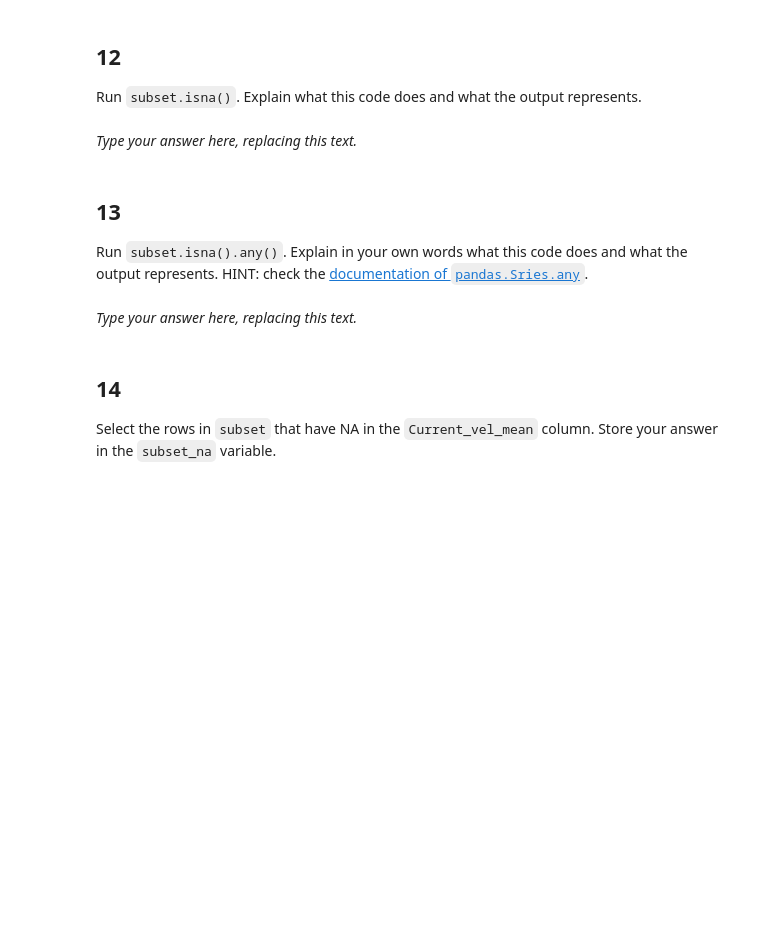
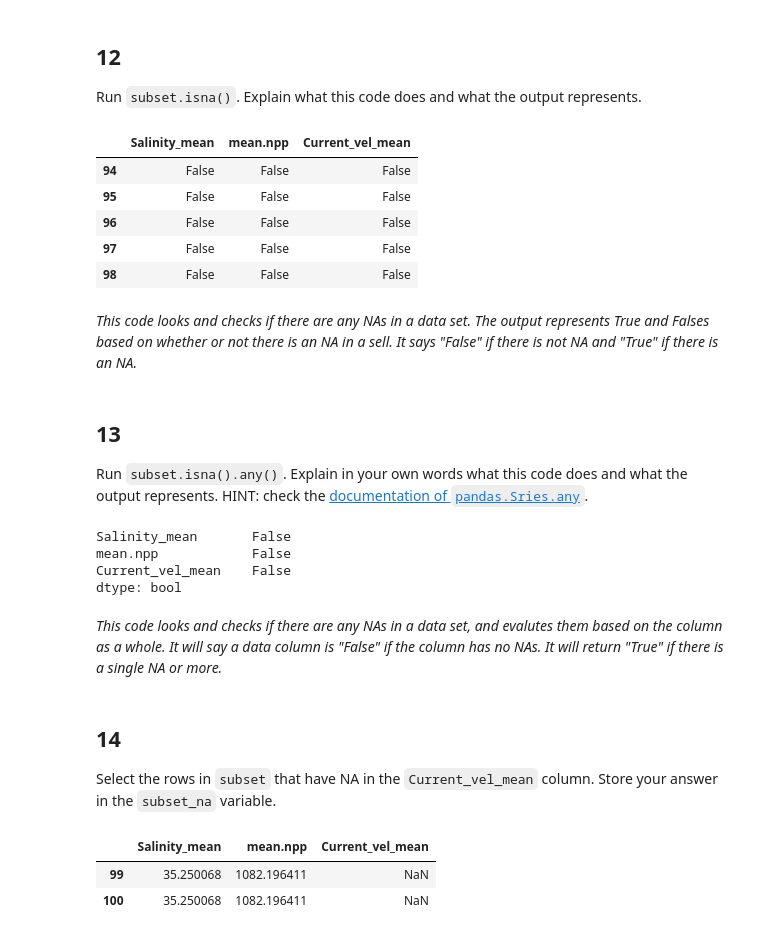
Before and after one commit to Aoverbye/eds220-hwk1, a Jupyter notebook: hwk1-task2-corals.ipynb, the cells around one changed output. Drawn from its saved outputs; the diff is of its cells as text; code cells hidden in the pictures; blank space fills up the shorter version.

```diff
--- a/hwk1-task2-corals.ipynb
+++ b/hwk1-task2-corals.ipynb
@@ -295,3 +401,5 @@ subset = ...
+# %%
+subset = coral_div.iloc[95:101, [16,19,27]]
 # %%
 # View the dataframe
 subset
@@ -301,8 +417,18 @@ subset
 ## 12
 
 Run `subset.isna()`. Explain what this code does and what the output represents.
-# %% [markdown]
-_Type your answer here, replacing this text._
+# %%
+# Run subset.isna()
+subset.isna()
+# %% [output]
+|  | Salinity_mean | mean.npp | Current_vel_mean |
+| 94 | False | False | False |
+| 95 | False | False | False |
+| 96 | False | False | False |
+| 97 | False | False | False |
+| 98 | False | False | False |
+# %% [markdown]
+_This code looks and checks if there are any NAs in a data set. The output represents True and Falses based on whether or not there is an NA in a sell. It says "False" if there is not NA and "True" if there is an NA._
 # %% [markdown]
 <!-- END QUESTION -->
 
@@ -310,8 +436,16 @@ _Type your answer here, replacing this text._
 
 ## 13
 Run `subset.isna().any()`. Explain in your own words what this code does and what the output represents. HINT: check the [documentation of `pandas.Sries.any`](https://pandas.pydata.org/docs/reference/api/pandas.Series.any.html).
-# %% [markdown]
-_Type your answer here, replacing this text._
+# %%
+# Run subset.isna().anyhttps://pandas.pydata.org/docs/reference/api/pandas.Series.any.html
+subset.isna().any()
+# %% [output]
+Salinity_mean       False
+mean.npp            False
+Current_vel_mean    False
+dtype: bool
+# %% [markdown]
+_This code looks and checks if there are any NAs in a data set, and evalutes them based on the column as a whole. It will say a data column is "False" if the column has no NAs. It will return "True" if there is a single NA or more._
 # %% [markdown]
 <!-- END QUESTION -->
 
@@ -322,0 +455,7 @@ subset_na = ...
+# %%
+# Test select rows
+subset[subset['Current_vel_mean'].isna()]
+# %% [output]
+|  | Salinity_mean | mean.npp | Current_vel_mean |
+| 99 | 35.250068 | 1082.196411 | NaN |
+| 100 | 35.250068 | 1082.196411 | NaN |
```
Also changed, not shown: parts of 18 cells of this notebook.
